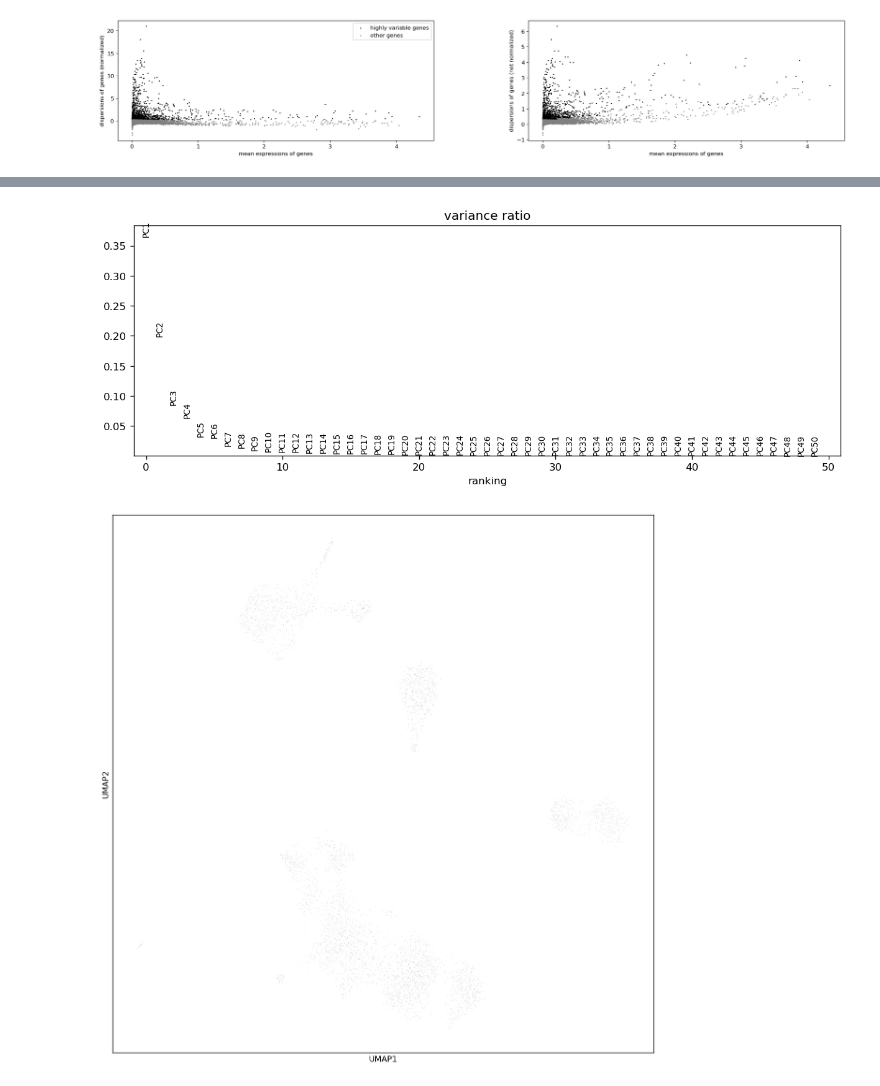
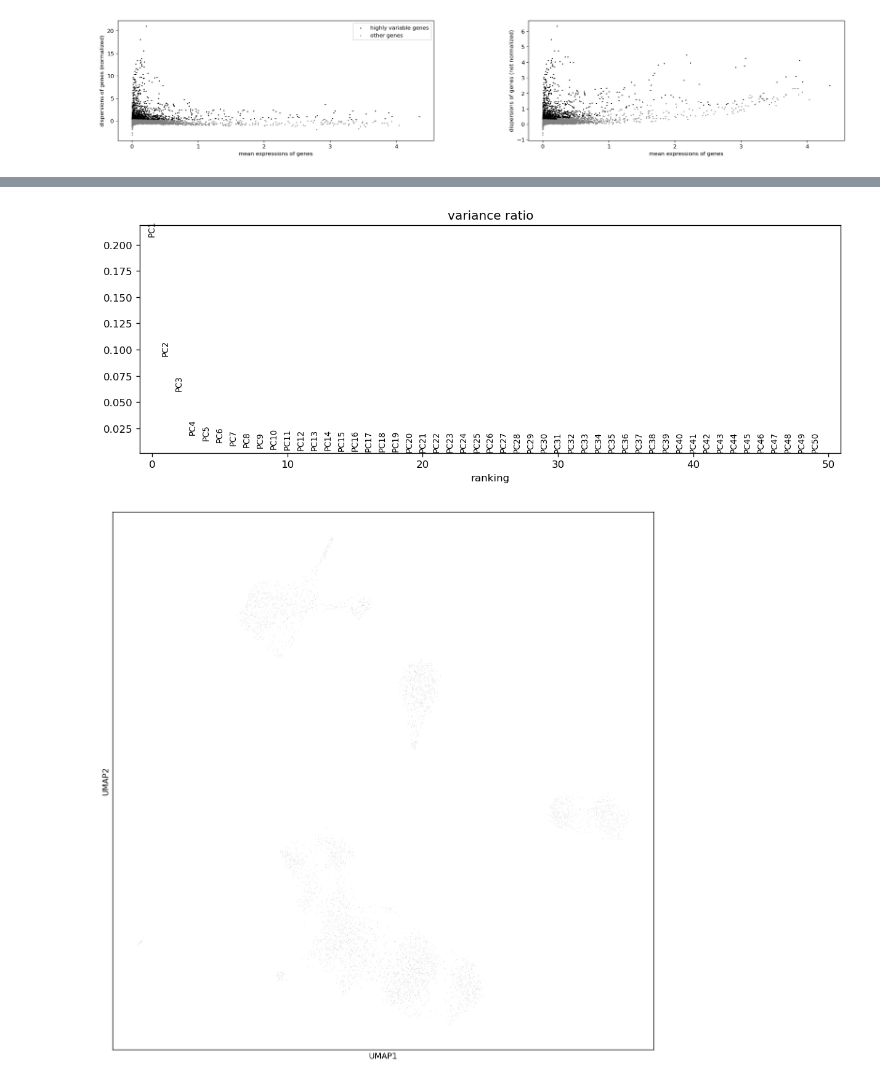
Before and after one commit to Melkrewi/tutorials_S2F, a Jupyter notebook: snRNAseq_basic_analysis.ipynb, the cells around one changed output, grey strips where cells are left out. Saved outputs shown, nothing was run; the diff lists cells and outputs as text; code cells hidden in the pictures.

```diff
--- a/snRNAseq_basic_analysis.ipynb
+++ b/snRNAseq_basic_analysis.ipynb
@@ -23,5 +44,5 @@ The dataset consists of 4k PBMCs (Human) provided by 10X Genomics. The data is a
 # %%
-file_path_raw = '/mnt/sds-hd/sd25j001/scRNAseq_data/filtered_feature_bc_matrix/'
+file_path_raw = './filtered_feature_bc_matrix/'
 adata = sc.read_10x_mtx(path=file_path_raw)
 # %% [markdown]
 Check the size of the data
@@ -168,6 +187,7 @@ adata.layers["counts"] = adata.X.copy()
 
 adata_pp = adata.copy()
 sc.pp.normalize_total(adata_pp)
+adata_pp.layers["norm"] = adata_pp.X.copy()
 sc.pp.log1p(adata_pp)
 sc.pp.highly_variable_genes(adata_pp, n_top_genes=2000)
 sc.pl.highly_variable_genes(adata_pp)
@@ -176,7 +222,7 @@ sc.pl.highly_variable_genes(adata_pp)
 # %%
 sc.tl.pca(adata_pp)
 # %%
-sc.pl.pca_variance_ratio(adata, n_pcs=50)
+sc.pl.pca_variance_ratio(adata_pp, n_pcs=50)
 # %% [output]
-[figure, old version]
+[figure, new version]
 # %%
```
Also changed, not shown: parts of 9 cells of this notebook.
